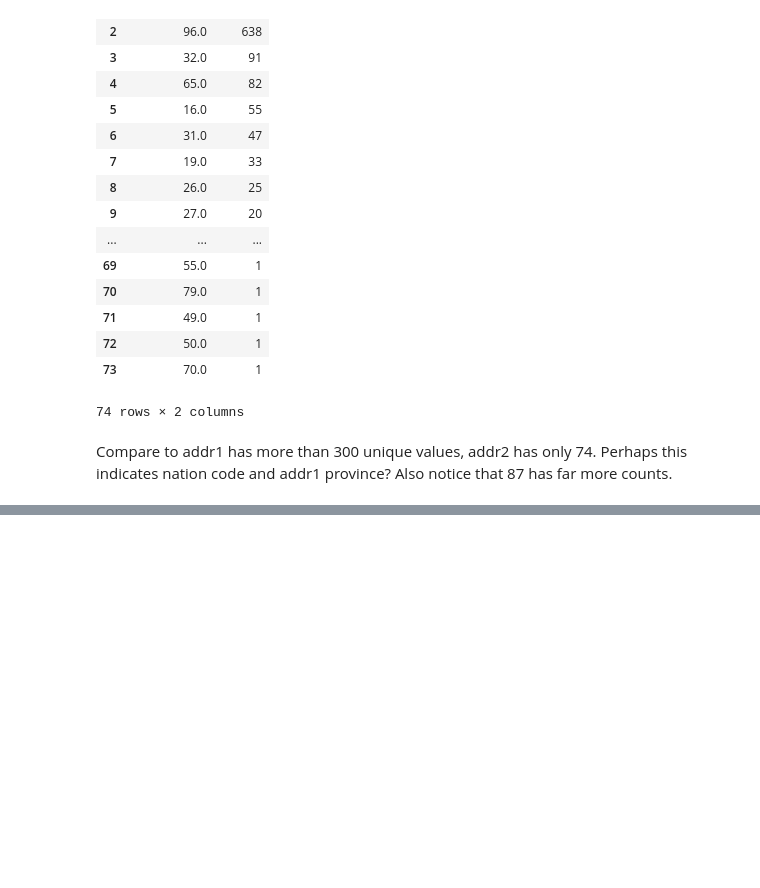
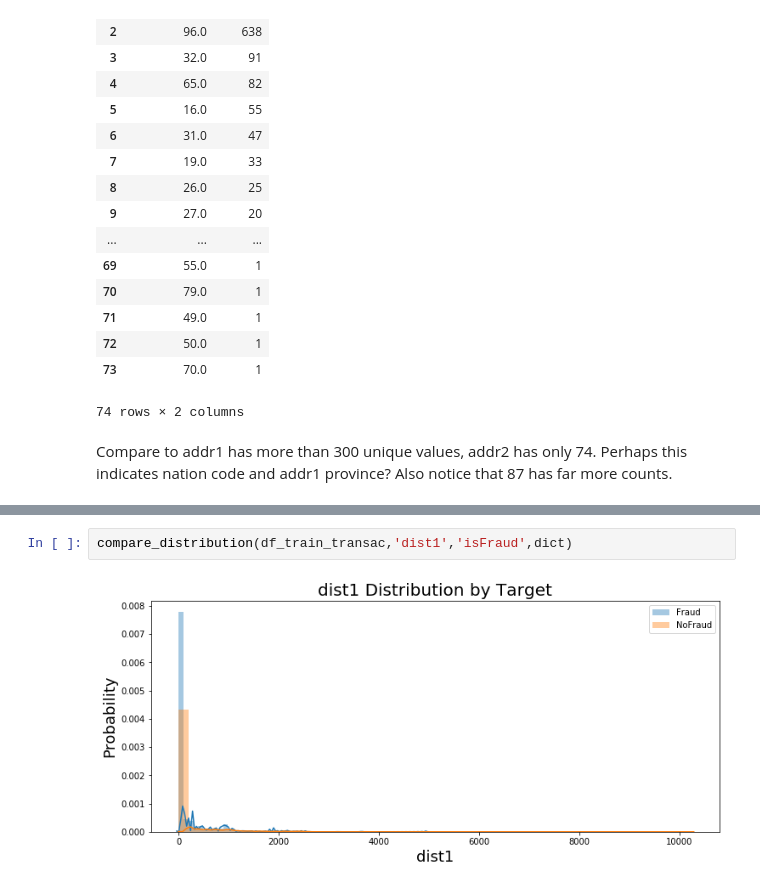
Before and after one commit to haataa/IEEE_CIS_Fraud_Detection, a Jupyter notebook: EDA.ipynb, the cells around one changed output, grey strips where cells are left out. Saved outputs shown, nothing was run; the diff lists cells and outputs as text; blank space fills up the shorter version.

```diff
--- a/EDA.ipynb
+++ b/EDA.ipynb
@@ -409,0 +502,4 @@ Compare to addr1 has more than 300 unique values, addr2 has only 74. Perhaps thi
+# %%
+compare_distribution(df_train_transac,'dist1','isFraud',dict)
+# %% [output]
+[figure, added]
```
Also changed, not shown: parts of 14 cells of this notebook.
